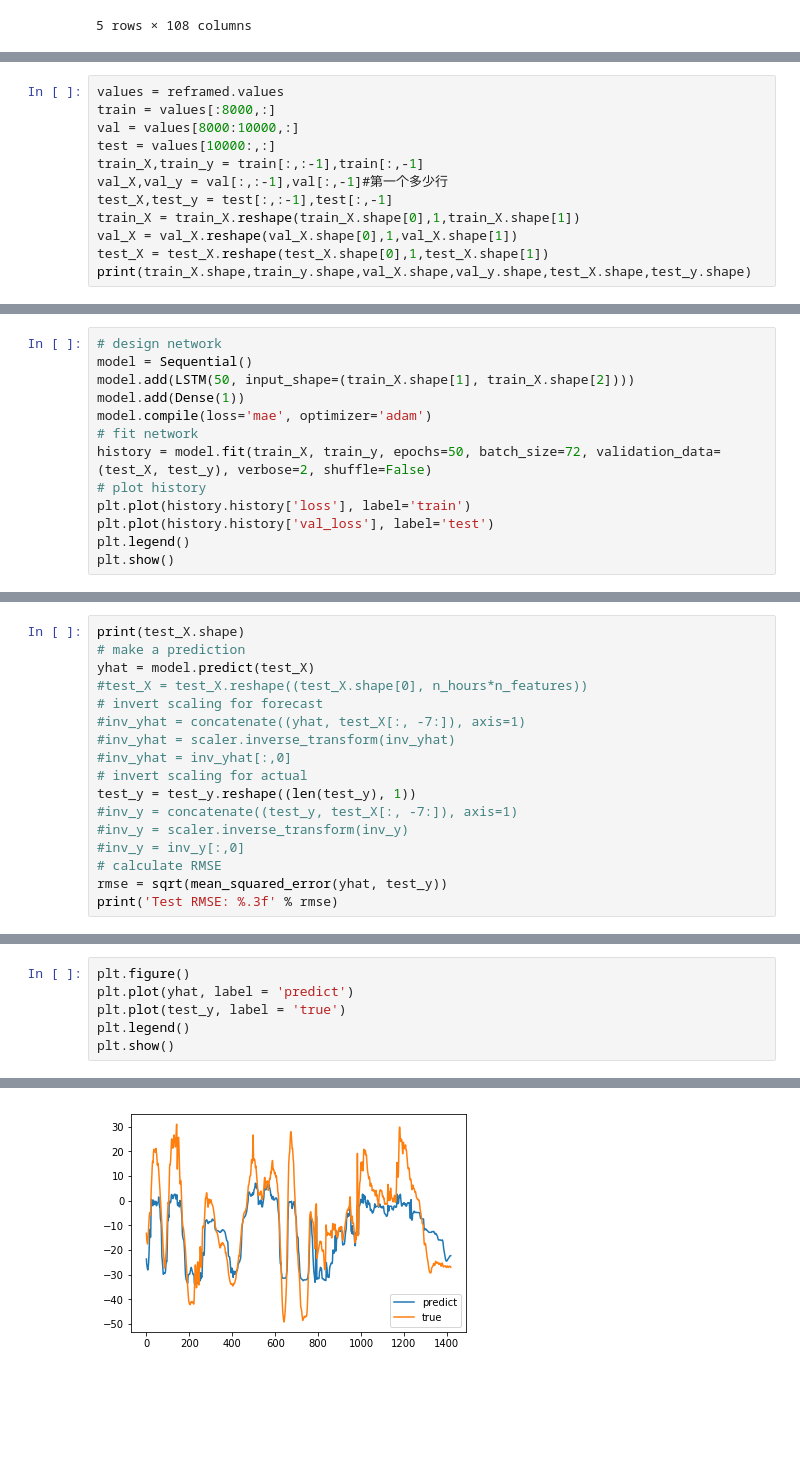
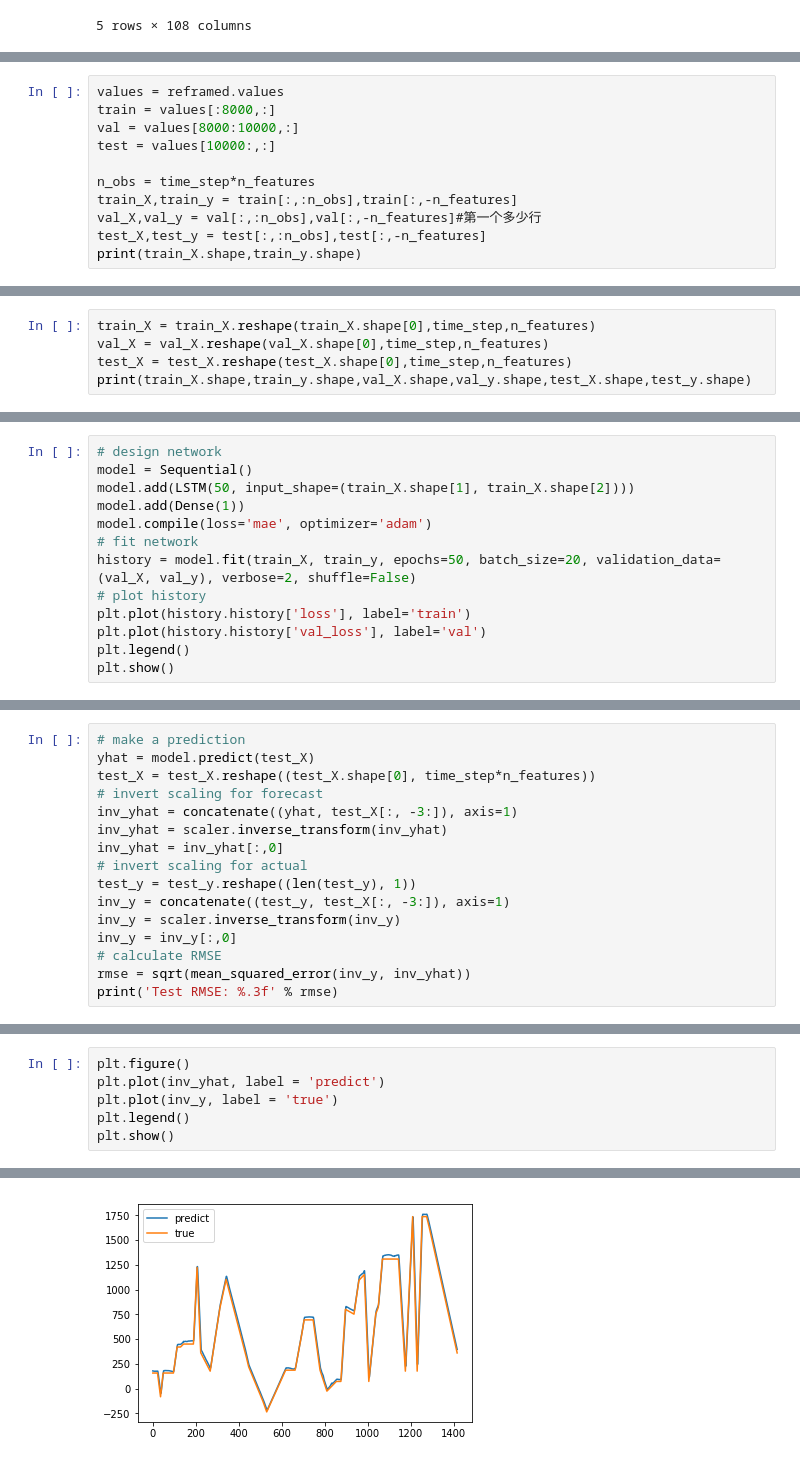
Before and after one commit to houzhuo/deep-learning, a Jupyter notebook: demo.ipynb, the cells around one changed output, grey strips where cells are left out. Cells and saved outputs as stored; diff of their text form; blank space fills up the shorter version.

```diff
--- a/demo.ipynb
+++ b/demo.ipynb
@@ -110,11 +105,10 @@ values = reframed.values
 train = values[:8000,:]
 val = values[8000:10000,:]
 test = values[10000:,:]
-train_X,train_y = train[:,:-1],train[:,-1]
-val_X,val_y = val[:,:-1],val[:,-1]#第一个多少行
-test_X,test_y = test[:,:-1],test[:,-1]
-train_X = train_X.reshape(train_X.shape[0],1,train_X.shape[1])
-val_X = val_X.reshape(val_X.shape[0],1,val_X.shape[1])
-test_X = test_X.reshape(test_X.shape[0],1,test_X.shape[1])
-print(train_X.shape,train_y.shape,val_X.shape,val_y.shape,test_X.shape,test_y.shape)
+
+n_obs = time_step*n_features
+train_X,train_y = train[:,:n_obs],train[:,-n_features]
+val_X,val_y = val[:,:n_obs],val[:,-n_features]#第一个多少行
+test_X,test_y = test[:,:n_obs],test[:,-n_features]
+print(train_X.shape,train_y.shape)
 # %% [output]
@@ -125,0 +116,5 @@ test_X.shape
+# %%
+train_X = train_X.reshape(train_X.shape[0],time_step,n_features)
+val_X = val_X.reshape(val_X.shape[0],time_step,n_features)
+test_X = test_X.reshape(test_X.shape[0],time_step,n_features)
+print(train_X.shape,train_y.shape,val_X.shape,val_y.shape,test_X.shape,test_y.shape)
@@ -130,10 +127,10 @@ model.add(LSTM(50, input_shape=(train_X.shape[1], train_X.shape[2])))
 model.add(Dense(1))
 model.compile(loss='mae', optimizer='adam')
 # fit network
-history = model.fit(train_X, train_y, epochs=50, batch_size=72, validation_data=(test_X, test_y), verbose=2, shuffle=False)
+history = model.fit(train_X, train_y, epochs=50, batch_size=20, validation_data=(val_X, val_y), verbose=2, shuffle=False)
 # plot history
 plt.plot(history.history['loss'], label='train')
-plt.plot(history.history['val_loss'], label='test')
+plt.plot(history.history['val_loss'], label='val')
 plt.legend()
 plt.show()
 # %% [output]
@@ -158,18 +155,17 @@ Epoch 50/50
 # %%
-print(test_X.shape)
 # make a prediction
 yhat = model.predict(test_X)
-#test_X = test_X.reshape((test_X.shape[0], n_hours*n_features))
+test_X = test_X.reshape((test_X.shape[0], time_step*n_features))
 # invert scaling for forecast
-#inv_yhat = concatenate((yhat, test_X[:, -7:]), axis=1)
-#inv_yhat = scaler.inverse_transform(inv_yhat)
-#inv_yhat = inv_yhat[:,0]
+inv_yhat = concatenate((yhat, test_X[:, -3:]), axis=1)
+inv_yhat = scaler.inverse_transform(inv_yhat)
+inv_yhat = inv_yhat[:,0]
 # invert scaling for actual
 test_y = test_y.reshape((len(test_y), 1))
-#inv_y = concatenate((test_y, test_X[:, -7:]), axis=1)
-#inv_y = scaler.inverse_transform(inv_y)
-#inv_y = inv_y[:,0]
+inv_y = concatenate((test_y, test_X[:, -3:]), axis=1)
+inv_y = scaler.inverse_transform(inv_y)
+inv_y = inv_y[:,0]
 # calculate RMSE
-rmse = sqrt(mean_squared_error(yhat, test_y))
+rmse = sqrt(mean_squared_error(inv_y, inv_yhat))
 print('Test RMSE: %.3f' % rmse)
 # %% [output]
@@ -178,7 +173,7 @@ Test RMSE: 10.860
 # %%
 plt.figure()
-plt.plot(yhat, label = 'predict')
-plt.plot(test_y, label = 'true')
+plt.plot(inv_yhat, label = 'predict')
+plt.plot(inv_y, label = 'true')
 plt.legend()
 plt.show()
 # %% [output]
@@ -186 +180 @@ plt.show()
-[figure, old version]
+[figure, new version]
```
Also changed, not shown: parts of 13 cells of this notebook.
